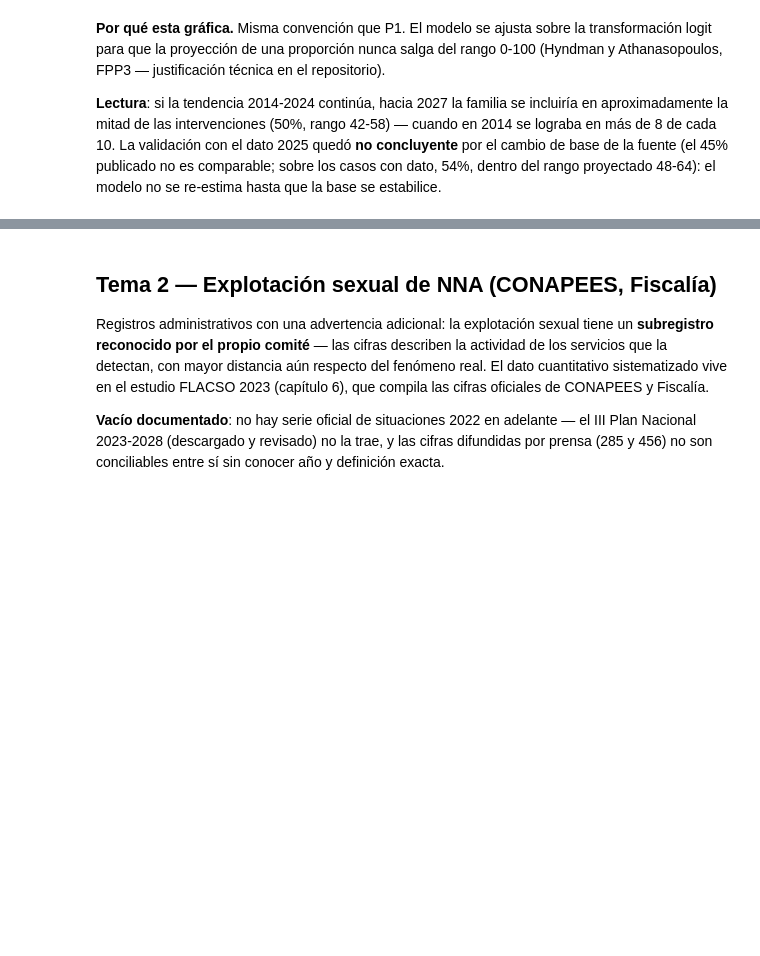
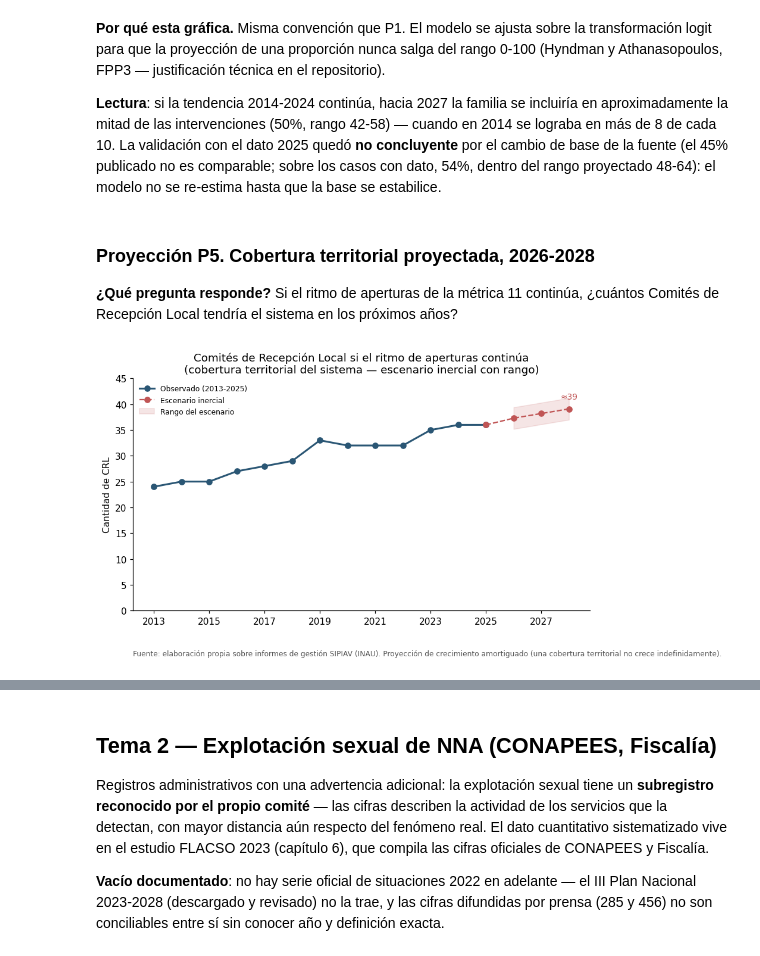
Before and after one commit to MCornesLucas/agente-politicas-sociales, a Jupyter notebook: notebooks/informe_infancia.ipynb, the cells around one changed output, grey strips where cells are left out. Drawn from its saved outputs; the diff is of its cells as text; code cells hidden in the pictures; blank space fills up the shorter version.

```diff
--- a/notebooks/informe_infancia.ipynb
+++ b/notebooks/informe_infancia.ipynb
@@ -678,3 +678,38 @@ validación con el dato 2025 quedó **no concluyente** por el cambio de
 base de la fuente (el 45% publicado no es comparable; sobre los casos
 con dato, 54%, dentro del rango proyectado 48-64): el modelo no se
 re-estima hasta que la base se estabilice.
+# %% [markdown]
+### Proyección P5. Cobertura territorial proyectada, 2026-2028
+
+**¿Qué pregunta responde?** Si el ritmo de aperturas de la métrica 11
+continúa, ¿cuántos Comités de Recepción Local tendría el sistema en los
+próximos años?
+# %%
+P5C = pd.read_csv(RESULTADOS / "proyecciones" / "p5_cobertura_crl.csv")
+obs5 = P5C[P5C["tipo"] == "observado"]
+proy5 = P5C[P5C["tipo"] == "proyectado"]
+rango5 = proy5["rango"].str.split("-", expand=True).astype(float)
+
+fig, ax = plt.subplots()
+ax.plot(obs5["anio"], obs5["crl"], marker="o", color=COLOR, linewidth=2,
+        label="Observado (2013-2025)")
+ax.plot(np.append(obs5["anio"].iloc[-1], proy5["anio"]),
+        np.append(obs5["crl"].iloc[-1], proy5["crl"]), marker="o", linestyle="--",
+        color=ACENTO, label="Escenario inercial")
+ax.fill_between(proy5["anio"], rango5[0], rango5[1], color=ACENTO, alpha=0.15,
+                label="Rango del escenario")
+ax.set_ylim(0, 45)
+ax.set_xticks(np.arange(2013, 2029, 2))
+ax.set_title(
+    "Comités de Recepción Local si el ritmo de aperturas continúa\n"
+    "(cobertura territorial del sistema — escenario inercial con rango)"
+)
+ax.set_ylabel("Cantidad de CRL")
+ax.legend(frameon=False, fontsize=8)
+ax.annotate("≈" + fmt(proy5["crl"].iloc[-1]), (proy5["anio"].iloc[-1], proy5["crl"].iloc[-1]),
+            textcoords="offset points", xytext=(0, 11), ha="center", fontsize=9, color=ACENTO)
+fuente(fig, "Fuente: elaboración propia sobre informes de gestión SIPIAV (INAU). "
+            "Proyección de crecimiento amortiguado (una cobertura territorial no crece indefinidamente).")
+plt.show()
+# %% [output]
+[figure, added]
```
Also changed, not shown: parts of 1 cell of this notebook, 6 other files.
